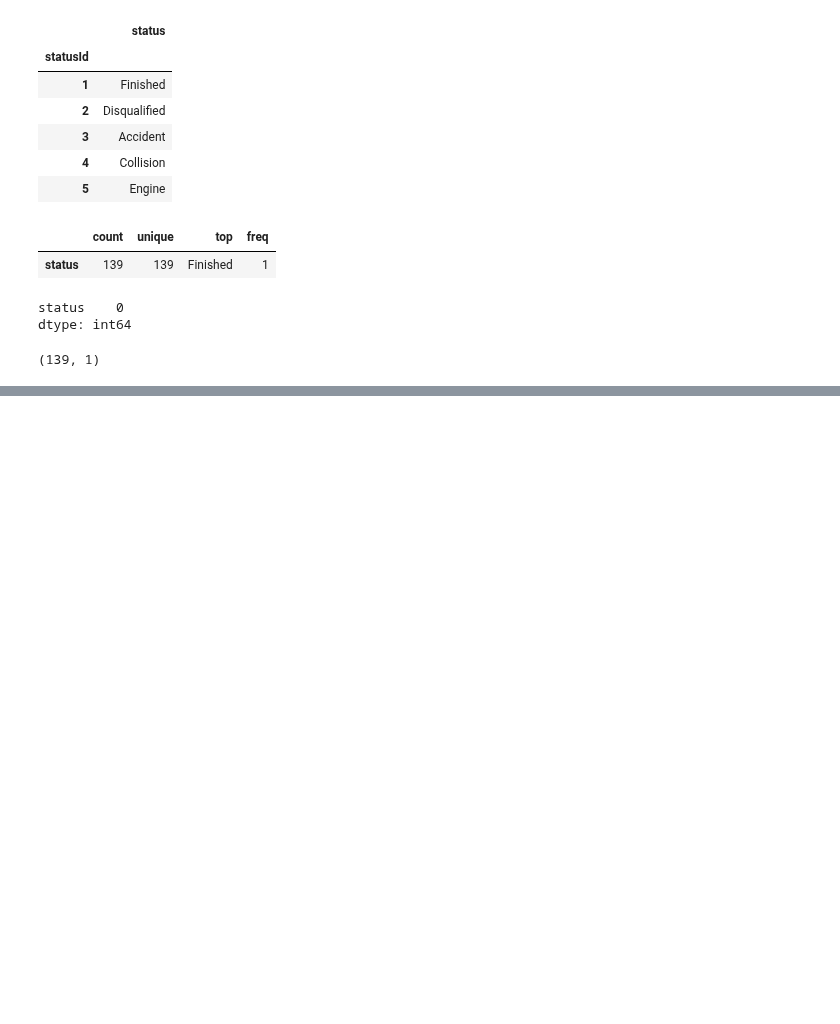
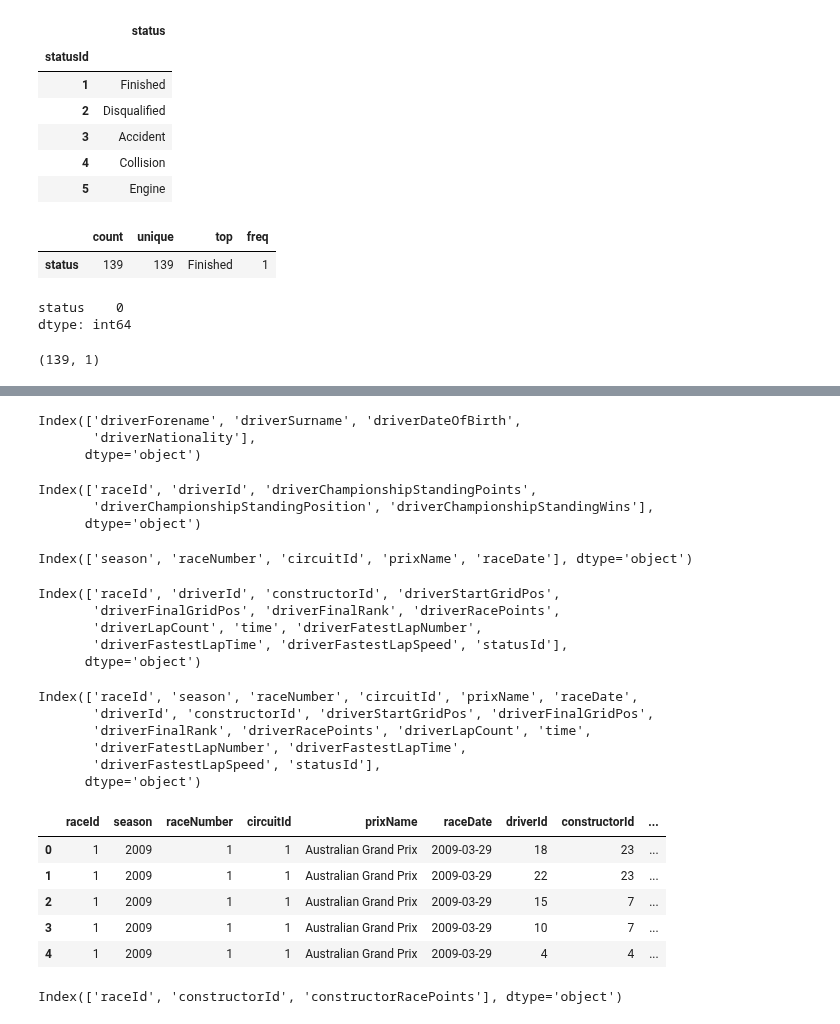
Before and after one commit to yesh-045/Data_Premier_League, a Jupyter notebook: notebooks/EDA.ipynb, the cells around one changed output, grey strips where cells are left out. Cells and saved outputs as stored; diff of their text form; code cells hidden in the pictures; blank space fills up the shorter version.

```diff
--- a/notebooks/EDA.ipynb
+++ b/notebooks/EDA.ipynb
@@ -559,0 +762,55 @@ status_df.shape
+# %%
+driver_rename_col_names = {'forename':'driverForename', 'surname':'driverSurname', 'dob':'driverDateOfBirth', 'nationality': 'driverNationality'}
+drivers_df.rename(columns=driver_rename_col_names,inplace=True)
+drivers_df.columns
+# %% [output]
+Index(['driverForename', 'driverSurname', 'driverDateOfBirth',
+       'driverNationality'],
+      dtype='object')
+# %%
+driver_standings_rename_col_names = {'points':'driverChampionshipStandingPoints', 'position':'driverChampionshipStandingPosition', 'wins':'driverChampionshipStandingWins'}
+driver_standings_df.rename(columns=driver_standings_rename_col_names,inplace=True)
+driver_standings_df.columns
+# %% [output]
+Index(['raceId', 'driverId', 'driverChampionshipStandingPoints',
+       'driverChampionshipStandingPosition', 'driverChampionshipStandingWins'],
+      dtype='object')
+# %%
+races_rename_col_names = {'year':'season','round':'raceNumber','name':'prixName', 'date':'raceDate'}
+races_df.rename(columns=races_rename_col_names,inplace=True)
+races_df.columns
+# %% [output]
+Index(['season', 'raceNumber', 'circuitId', 'prixName', 'raceDate'], dtype='object')
+# %%
+results_rename_col_names = {'number':'carNumber','grid':'driverStartGridPos','position':'driverFinalGridPos', 'positionOrder':'driverFinalRank', 'points' : 'driverRacePoints', 'laps': 'driverLapCount', 'fastestLap': 'driverFatestLapNumber','fastestLapTime': 'driverFastestLapTime', 'fastestLapSpeed': 'driverFastestLapSpeed'}
+results_df.rename(columns=results_rename_col_names,inplace=True)
+results_df.columns
+# %% [output]
+Index(['raceId', 'driverId', 'constructorId', 'driverStartGridPos',
+       'driverFinalGridPos', 'driverFinalRank', 'driverRacePoints',
+       'driverLapCount', 'time', 'driverFatestLapNumber',
+       'driverFastestLapTime', 'driverFastestLapSpeed', 'statusId'],
+      dtype='object')
+# %%
+race_results = pd.merge(races_df,results_df,how='inner',on=['raceId'])
+race_results.columns
+# %% [output]
+Index(['raceId', 'season', 'raceNumber', 'circuitId', 'prixName', 'raceDate',
+       'driverId', 'constructorId', 'driverStartGridPos', 'driverFinalGridPos',
+       'driverFinalRank', 'driverRacePoints', 'driverLapCount', 'time',
+       'driverFatestLapNumber', 'driverFastestLapTime',
+       'driverFastestLapSpeed', 'statusId'],
+      dtype='object')
+# %%
+race_results.head()
+# %% [output]
+|  | raceId | season | raceNumber | circuitId | prixName | raceDate | driverId | constructorId | ... |
+| 0 | 1 | 2009 | 1 | 1 | Australian Grand Prix | 2009-03-29 | 18 | 23 | ... |
+| 1 | 1 | 2009 | 1 | 1 | Australian Grand Prix | 2009-03-29 | 22 | 23 | ... |
+| 2 | 1 | 2009 | 1 | 1 | Australian Grand Prix | 2009-03-29 | 15 | 7 | ... |
+| 3 | 1 | 2009 | 1 | 1 | Australian Grand Prix | 2009-03-29 | 10 | 7 | ... |
+| 4 | 1 | 2009 | 1 | 1 | Australian Grand Prix | 2009-03-29 | 4 | 4 | ... |
+# %%
+constructors_result_df.columns
+# %% [output]
+Index(['raceId', 'constructorId', 'constructorRacePoints'], dtype='object')
```
Also changed, not shown: parts of 33 cells of this notebook, 6 other files.
